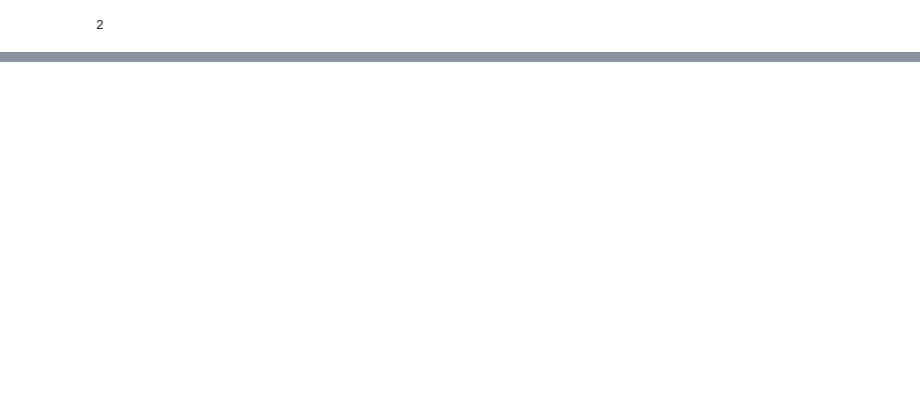
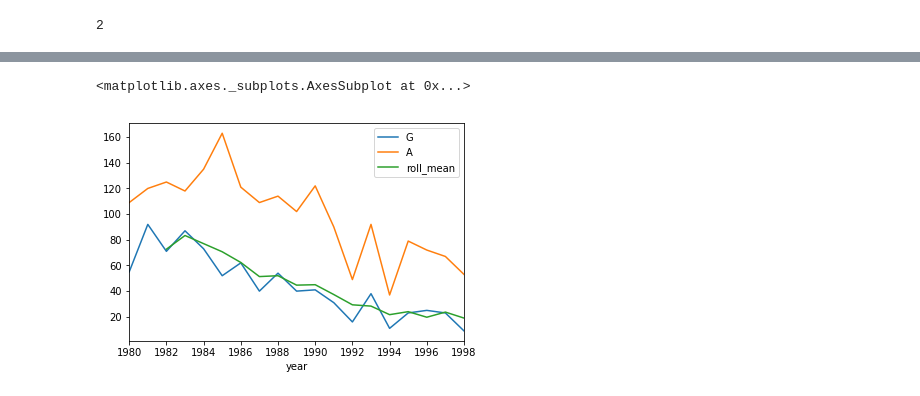
Before and after one commit to mp3sii/Panda_Intro, a Jupyter notebook: Pandas_Intro.ipynb, the cells around one changed output, grey strips where cells are left out. Drawn from its saved outputs; the diff is of its cells as text; code cells hidden in the pictures; blank space fills up the shorter version.

```diff
--- a/Pandas_Intro.ipynb
+++ b/Pandas_Intro.ipynb
@@ -667,0 +727,2 @@ mi2
+# %%
+new_score = score_df.drop(columns=['firstName_y', 'lastName_y'])
@@ -667,0 +736,4 @@ mi2
+# %%
+wayne_df = new_score.loc[new_score.index=='gretzwa01']
+# %%
+wayne_sums = wayne_df.groupby('year')['G', 'A'].sum()
@@ -667,0 +761,6 @@ mi2
+# %%
+%matplotlib inline
+wayne_sums.assign(roll_mean = wayne_sums.rolling(3)['G'].mean()).plot()
+# %% [output]
+<matplotlib.axes._subplots.AxesSubplot at 0x...>
+[figure, added]
```
Also changed, not shown: parts of 41 cells of this notebook.
